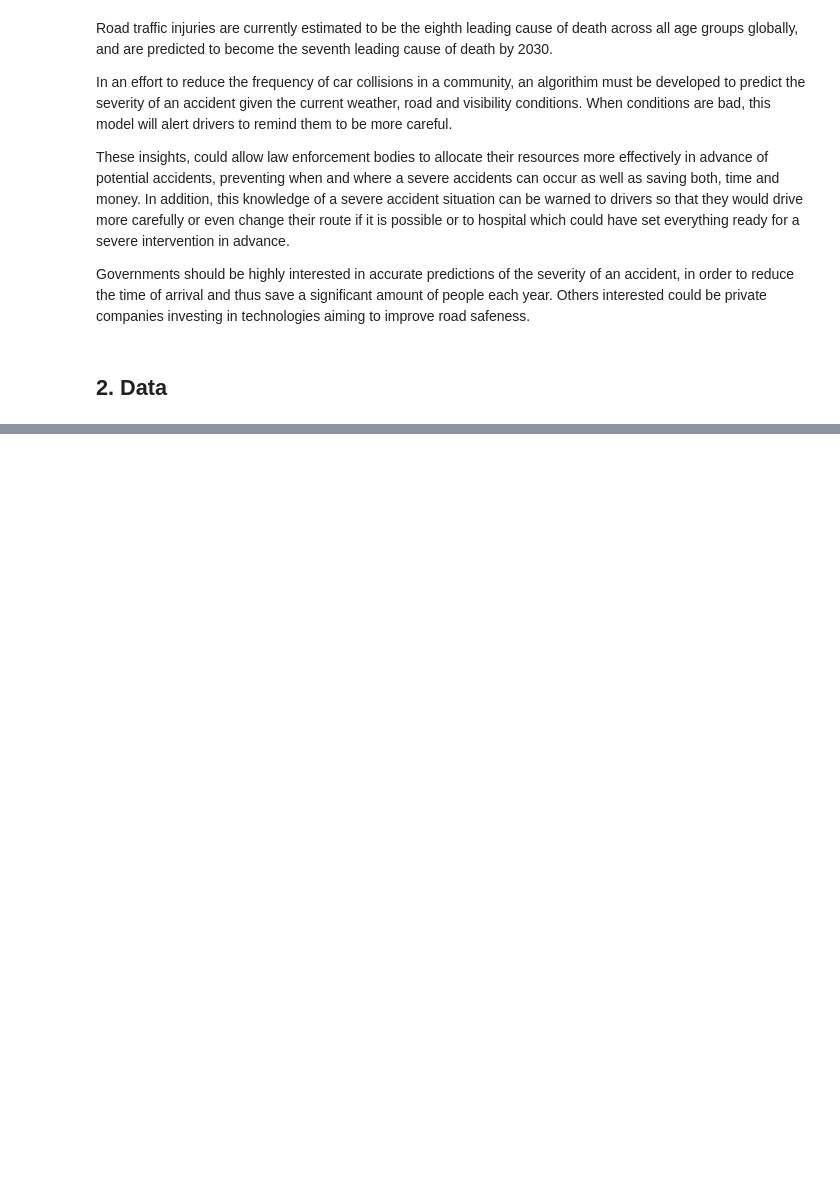
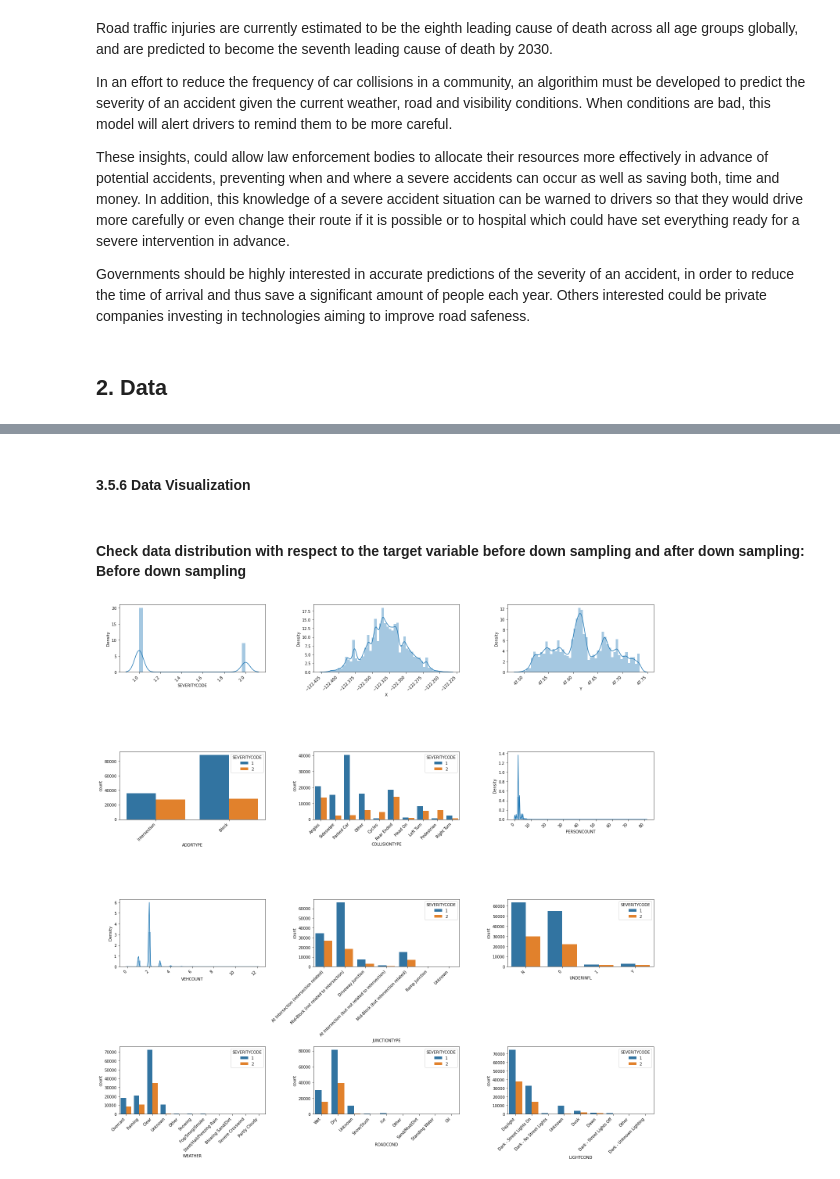
Before and after one commit to priyanka-ddit/Coursera_Capstone, a Jupyter notebook: Car_Accident_Severity_Model.ipynb, the cells around one changed output, grey strips where cells are left out. Cells and saved outputs as stored; diff of their text form; code cells hidden in the pictures; blank space fills up the shorter version.

```diff
--- a/Car_Accident_Severity_Model.ipynb
+++ b/Car_Accident_Severity_Model.ipynb
@@ -41,0 +188,18 @@ Governments should be highly interested in accurate predictions of the severity
+# %% [markdown]
+#### 3.5.6 Data Visualization
+# %% [markdown]
+#### Check data distribution with respect to the target variable before down sampling and after down sampling: Before down sampling
+# %%
+fig, axes =plt.subplots(4,3, figsize=(20,20))
+axes = axes.flatten()
+for ax, col in zip(axes, df.columns):
+    ax.set_xlabel(col)
+    if df[col].dtype=='O':
+        sns.countplot(x=col, hue ='SEVERITYCODE', data=df, ax=ax)
+    else:
+        sns.distplot(df[col],ax=ax)
+    plt.setp(ax.get_xticklabels(), rotation=45, ha='right')
+
+fig.tight_layout()
+# %% [output]
+[figure, added]
```
Also changed, not shown: parts of 63 cells of this notebook.
